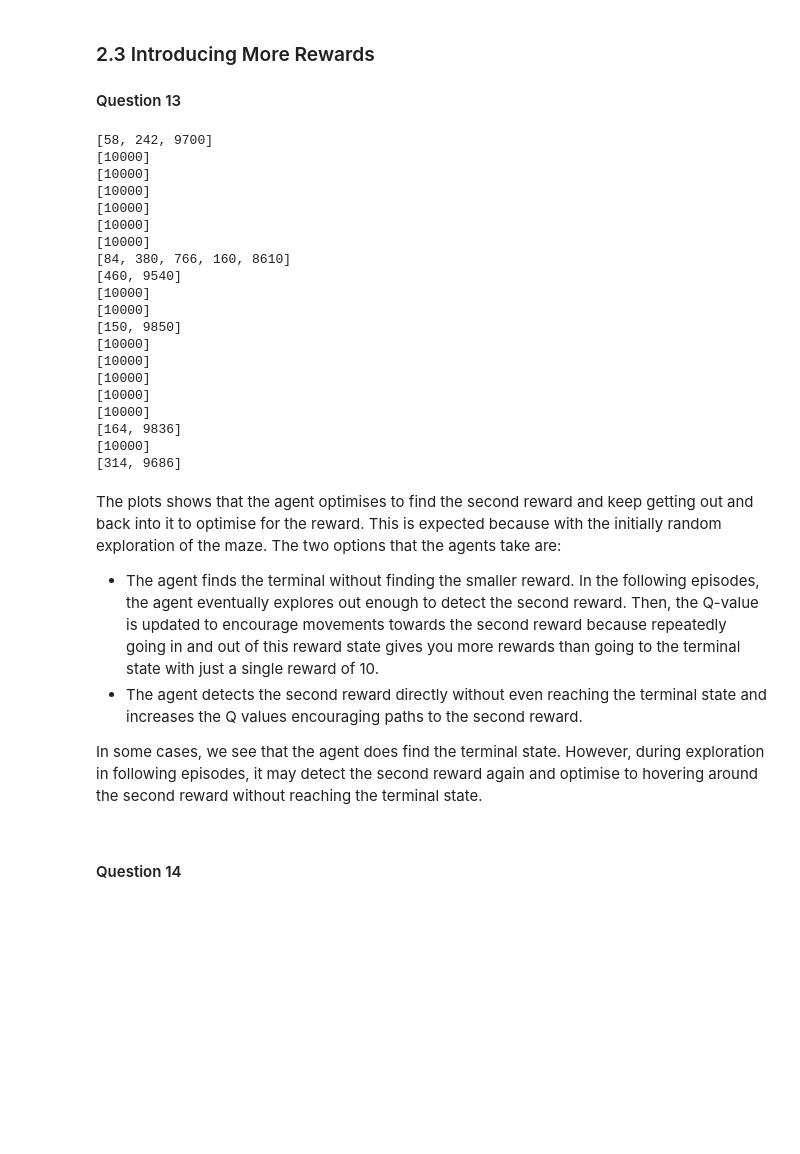
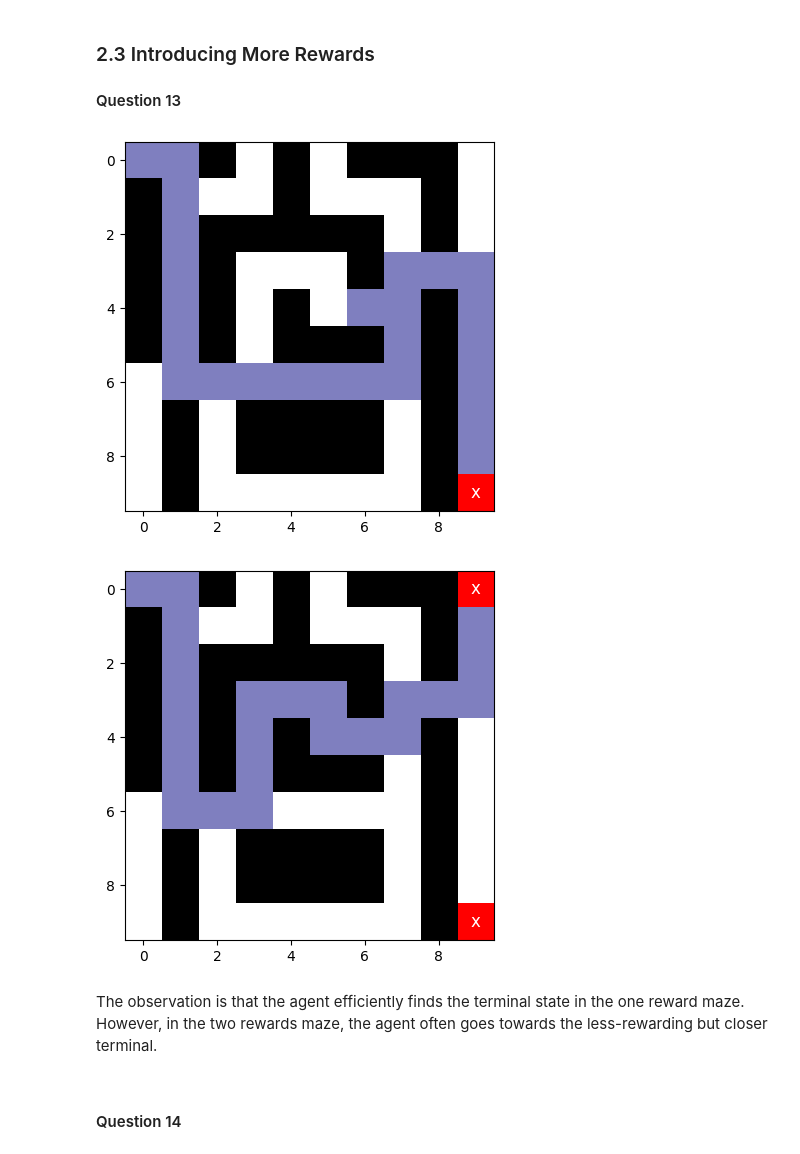
Before and after one commit to fusiatique/ci-assignments, a Jupyter notebook: assignment_3/src/Main.ipynb, the cells around one changed output. Saved outputs shown, nothing was run; the diff lists cells and outputs as text; code cells hidden in the pictures; blank space fills up the shorter version.

```diff
--- a/assignment_3/src/Main.ipynb
+++ b/assignment_3/src/Main.ipynb
@@ -725,43 +727,3 @@ The lack of clear difference between α values is likely due to the simplicity o
 # %% [markdown]
 ### 2.3 Introducing More Rewards
 #### Question 13
-# %%
-toy_maze = Maze("./../data/easy_maze.txt")
-toy_maze.set_reward(x=9, y=9, reward=10)
-toy_maze.set_terminal(x=9, y=9)
-
-# new non-terminal state with reward
-toy_maze.set_reward(x=9, y=0, reward=5)
-
-for i in range(20):
-    print(main_early_stop(toy_maze, early_stop=10000))
-# %% [output]
-[58, 242, 9700]
-[10000]
-[10000]
-[10000]
-[10000]
-[10000]
-[10000]
-[84, 380, 766, 160, 8610]
-[460, 9540]
-[10000]
-[10000]
-[150, 9850]
-[10000]
-[10000]
-[10000]
-[10000]
-[10000]
-[164, 9836]
-[10000]
-[314, 9686]
-# %% [markdown]
-<div>
-
-The plots shows that the agent optimises to find the second reward and keep getting out and back into it to optimise for the reward.
-This is expected because with the initially random exploration of the maze. The two options that the agents take are:
-- The agent finds the terminal without finding the smaller reward. In the following episodes, the agent eventually explores out enough to detect the second reward. Then, the Q-value is updated to encourage movements towards the second reward because repeatedly going in and out of this reward state gives you more rewards than going to the terminal state with just a single reward of 10.
-- The agent detects the second reward directly without even reaching the terminal state and increases the Q values encouraging paths to the second reward.
-
-In some cases, we see that the agent does find the terminal state. However, during exploration in following episodes, it may detect the second reward again and optimise to hovering around the second reward without reaching the terminal state.
@@ -768,3 +804,40 @@ In some cases, we see that the agent does find the terminal state. However, duri
+# %%
+# maze with 1 reward
+toy_maze = Maze("./../data/toy_maze.txt")
+toy_maze.set_reward(x=9, y=9, reward=10)
+toy_maze.set_terminal(x=9, y=9)
+
+
+results_1_route = main_e_greedy_path(
+    maze=toy_maze,
+    n_episodes=30,
+    learner_params={"lr": 0.7, "gamma": 0.9},
+    eps=0.1,
+    early_stop=100000
+)
+
+toy_maze.visualize(results_1_route)
+
+# maze with 2 rewards
+toy_maze.set_reward(x=9, y=0, reward=5)
+toy_maze.set_terminal(x=9, y=0)
+
+results_2_route = main_e_greedy_path(
+    maze=toy_maze,
+    n_episodes=300,
+    learner_params={"lr": 0.7, "gamma": 0.9},
+    eps=0.1,
+    early_stop=1000000
+)
+
+toy_maze.visualize(results_2_route)
+# %% [output]
+[figure, added]
+[figure, added]
+# %% [markdown]
+<div>
+
+The observation is that the agent efficiently finds the terminal state in the one reward maze. However, in the two rewards maze, the agent often goes towards the less-rewarding but closer terminal.
 # %% [markdown]
 #### Question 14
 # %%
```
Also changed, not shown: parts of 32 cells of this notebook.
